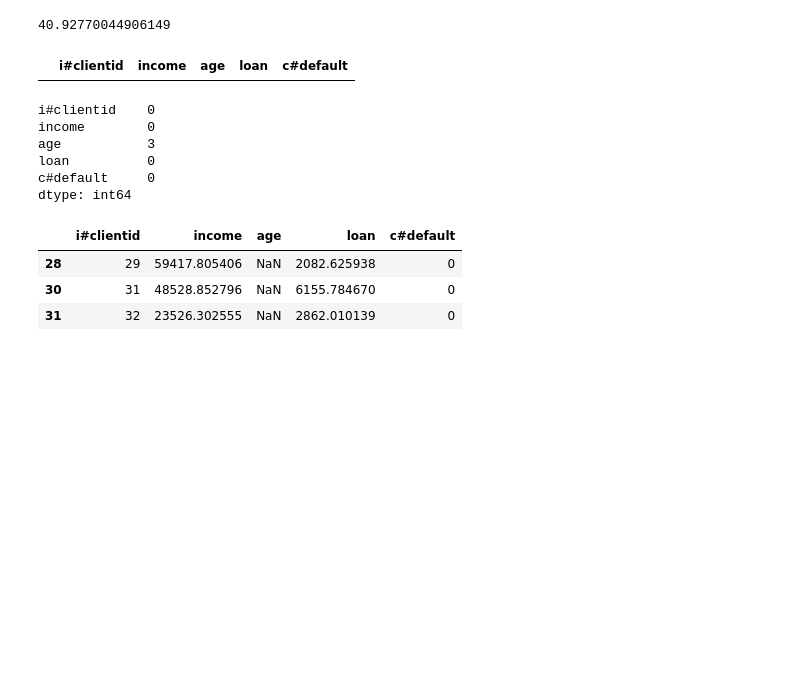
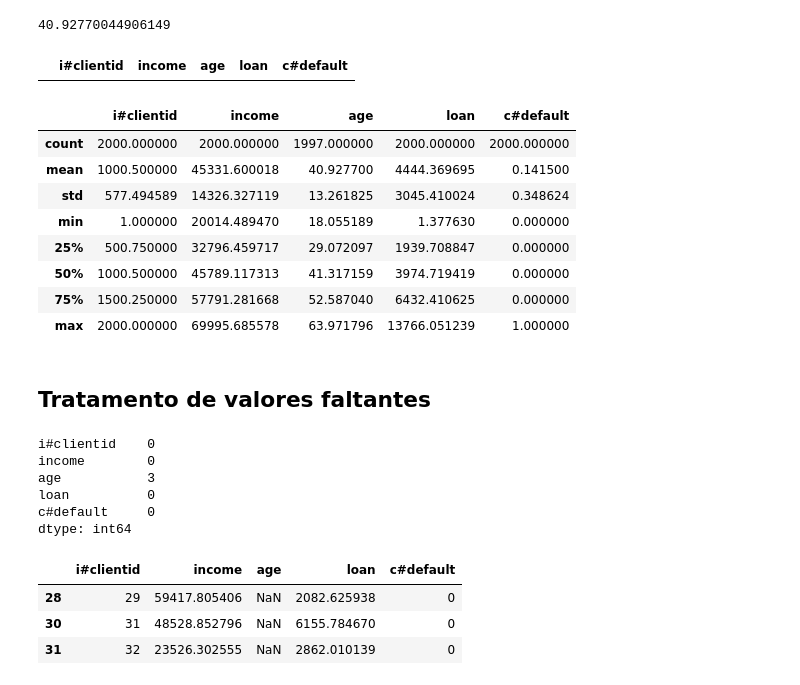
Before and after one commit to EraldoMaia/AnaliseDeDadosDeCreditoBancario, a Jupyter notebook: AnaliseDeDadosDeCreditoBancario.ipynb, the cells around one changed output. Drawn from its saved outputs; the diff is of its cells as text; code cells hidden in the pictures; blank space fills up the shorter version.

```diff
--- a/AnaliseDeDadosDeCreditoBancario.ipynb
+++ b/AnaliseDeDadosDeCreditoBancario.ipynb
@@ -54,3 +53,17 @@ df.loc[df['age'] < 0] #Localizando clientes com idades negativas
+# %%
+df.describe()
+# %% [output]
+|  | i#clientid | income | age | loan | c#default |
+| count | 2000.000000 | 2000.000000 | 1997.000000 | 2000.000000 | 2000.000000 |
+| mean | 1000.500000 | 45331.600018 | 40.927700 | 4444.369695 | 0.141500 |
+| std | 577.494589 | 14326.327119 | 13.261825 | 3045.410024 | 0.348624 |
+| min | 1.000000 | 20014.489470 | 18.055189 | 1.377630 | 0.000000 |
+| 25% | 500.750000 | 32796.459717 | 29.072097 | 1939.708847 | 0.000000 |
+| 50% | 1000.500000 | 45789.117313 | 41.317159 | 3974.719419 | 0.000000 |
+| 75% | 1500.250000 | 57791.281668 | 52.587040 | 6432.410625 | 0.000000 |
+| max | 2000.000000 | 69995.685578 | 63.971796 | 13766.051239 | 1.000000 |
+# %% [markdown]
+## Tratamento de valores faltantes
 # %%
 pd.isnull(df).sum() #Verificando quantos dados nulos existem no DataFrame
 # %% [output]
```
Also changed, not shown: parts of 15 cells of this notebook.
